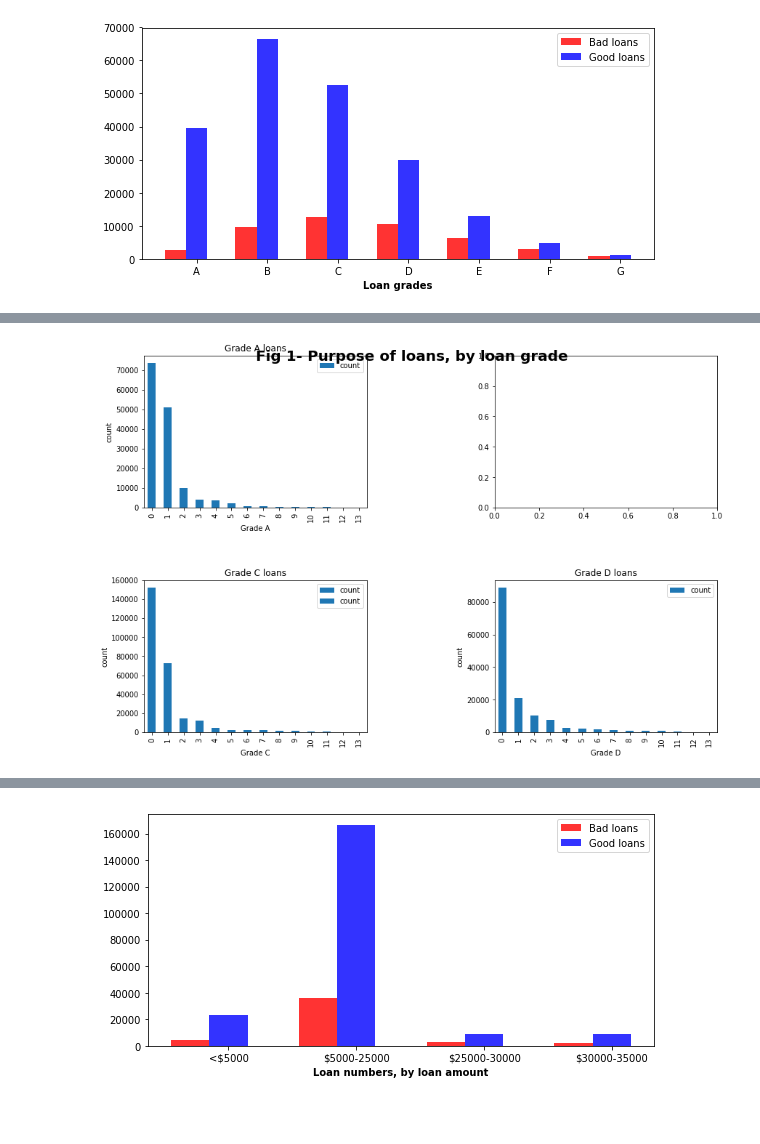
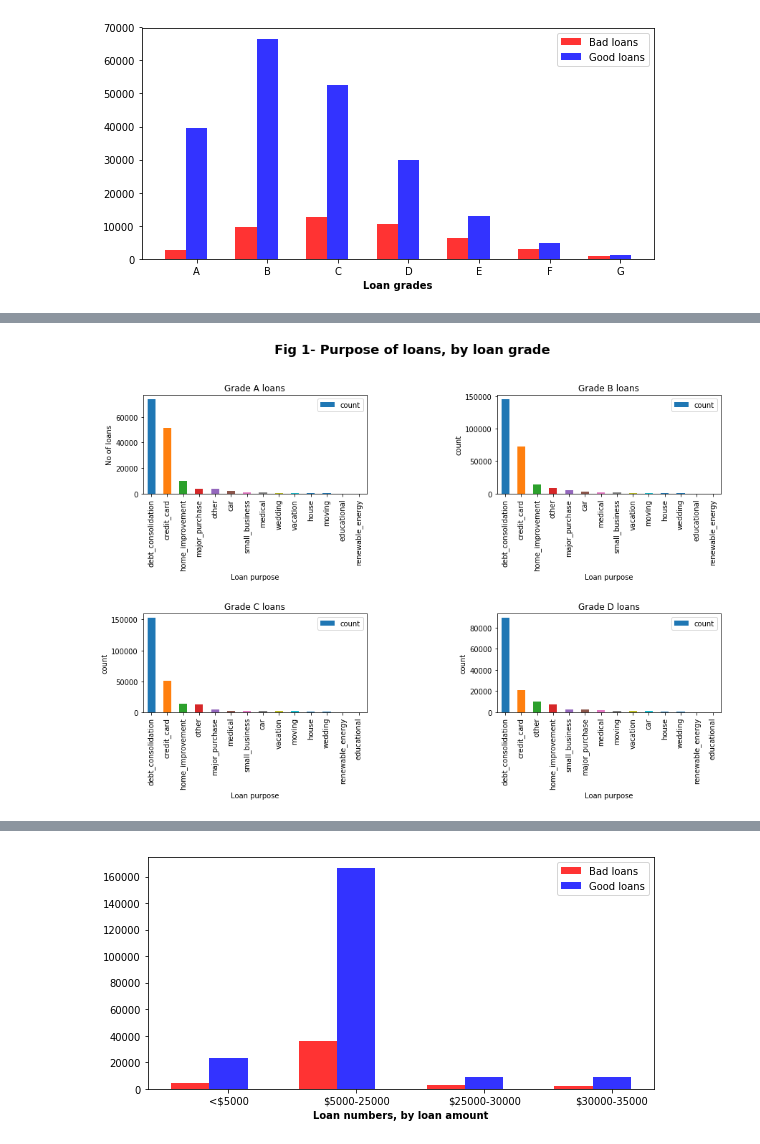
Before and after one commit to manieshablakey/loan-assessment-model, a Jupyter notebook: loan-credit.ipynb, the cells around one changed output, grey strips where cells are left out. Saved outputs shown, nothing was run; the diff lists cells and outputs as text; code cells hidden in the pictures; blank space fills up the shorter version.

```diff
--- a/loan-credit.ipynb
+++ b/loan-credit.ipynb
@@ -171,44 +155,41 @@ plt.show()
 # %%
-# #Setting up a figure to accomodate the 5 grades given in the dataset.
-fig, axes = plt.subplots(nrows=2, ncols=2, figsize=(12, 8))
-fig.suptitle("Fig 1- Purpose of loans, by loan grade", fontweight="bold", size=20)
+#Loan grade by purpose
+#Setting up a figure to accomodate 4 grades given in the dataset.
+fig, axes = plt.subplots(nrows=2, ncols=2, figsize=(14, 10))
+fig.suptitle("Fig 1- Purpose of loans, by loan grade", fontweight="bold", size=18)
 
 #Grade A loans, by purpose.
 gp_a = pd.read_csv("output/grade-a-purpose.csv")
-x_val = gp_a["purpose"]
-y_count = gp_a["count"]
-x_cat = np.arange(len(x_val))
-gp_a.plot(kind="bar", ax=axes[0,0])
-# gp_a.xticks(x_cat, x_val, rotation=90)
+gp_a.plot(kind="bar", ax=axes[0,0], x="purpose", y="count")
 axes[0,0].set_title("Grade A loans")
-axes[0,0].set_xlabel("Grade A")
-axes[0,0].set_ylabel("count")
+axes[0,0].set_xlabel("Loan purpose")
+axes[0,0].set_ylabel("No of loans")
 
 #Grade B loans, by purpose.
 gp_b = pd.read_csv("output/grade-b-purpose.csv")
-gp_b.plot(kind="bar", ax=axes[1,0])
-axes[1,0].set_title("Grade B loans")
-axes[1,0].set_xlabel("Grade B")
-axes[1,0].set_ylabel("count")
+gp_b.plot(kind="bar", ax=axes[0,1], x="purpose", y="count")
+axes[0,1].set_title("Grade B loans")
+axes[0,1].set_xlabel("Loan purpose")
+axes[0,1].set_ylabel("count")
 
 #Grade C loans, by purpose.
 gp_c = pd.read_csv("output/grade-c-purpose.csv")
-gp_c.plot(kind="bar", ax=axes[1,0])
+gp_c.plot(kind="bar", ax=axes[1,0], x="purpose", y="count")
 axes[1,0].set_title("Grade C loans")
-axes[1,0].set_xlabel("Grade C")
+axes[1,0].set_xlabel("Loan purpose")
 axes[1,0].set_ylabel("count")
 
 #Grade D loans, by purpose.
 gp_d = pd.read_csv("output/grade-d-purpose.csv")
-gp_d.plot(kind="bar", ax=axes[1,1])
+gp_d.plot(kind="bar", ax=axes[1,1], x="purpose", y="count")
 axes[1,1].set_title("Grade D loans")
-axes[1,1].set_xlabel("Grade D")
+axes[1,1].set_xlabel("Loan purpose")
 axes[1,1].set_ylabel("count")
 
-fig.tight_layout(pad=0.4, w_pad=12, h_pad=5)
+fig.tight_layout(pad=7, w_pad=12, h_pad=3)
 fig.show()
 # %% [output]
-[figure, old version]
+[figure, new version]
 # %%
 #good loans by state
 good_loans_state = pd.read_csv("output/good-loans-state.csv")
```
Also changed, not shown: parts of 8 cells of this notebook.
